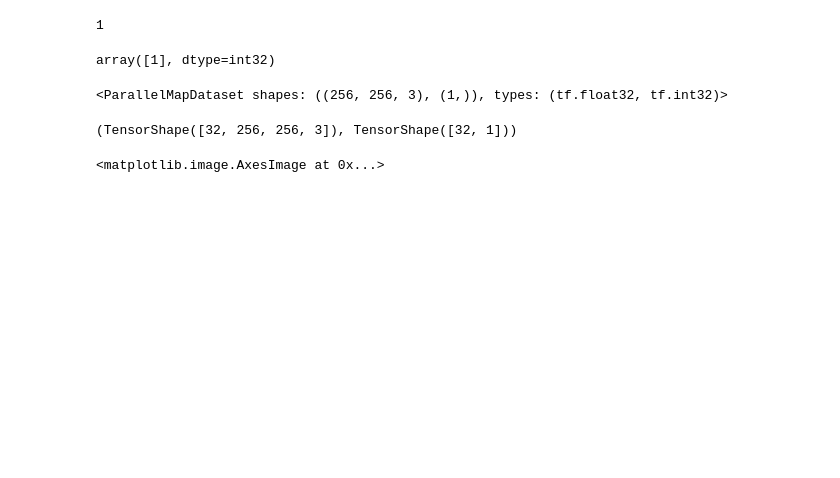
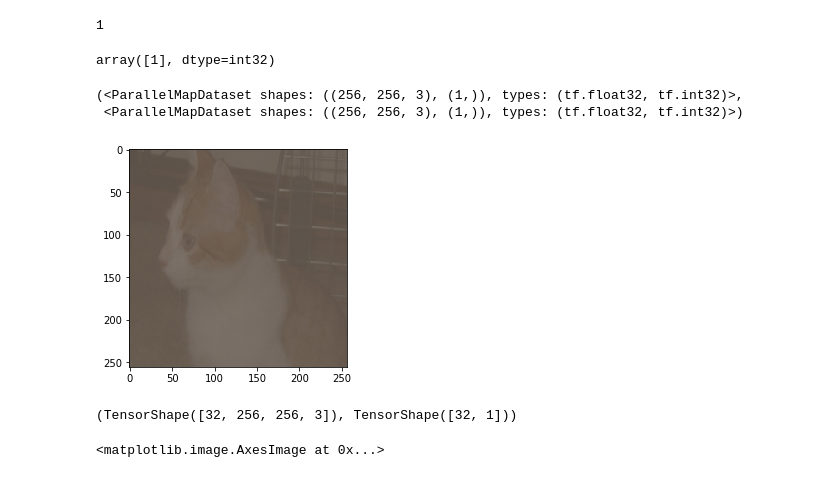
Before and after one commit to Baylor96/Python, a Jupyter notebook: Tensorflow package/Custom cat vs dog.ipynb, the cells around one changed output. Drawn from its saved outputs; the diff is of its cells as text; code cells hidden in the pictures; blank space fills up the shorter version.

```diff
--- a/Tensorflow package/Custom cat vs dog.ipynb
+++ b/Tensorflow package/Custom cat vs dog.ipynb
@@ -62,7 +71,13 @@ train_image_ds = train_image_ds.map(load_preprocess_image, num_parallel_calls=AU
 # %%
-train_image_ds
+train_image_ds, test_image_ds
 # %% [output]
-<ParallelMapDataset shapes: ((256, 256, 3), (1,)), types: (tf.float32, tf.int32)>
+(<ParallelMapDataset shapes: ((256, 256, 3), (1,)), types: (tf.float32, tf.int32)>,
+ <ParallelMapDataset shapes: ((256, 256, 3), (1,)), types: (tf.float32, tf.int32)>)
+# %%
+for img, label in train_image_ds.take(1):
+    plt.imshow(img)
+# %% [output]
+[figure, added]
 # %%
 BATCH_SIZE = 32
 train_count = len(train_image_path)
```
Also changed, not shown: parts of 29 cells of this notebook.
